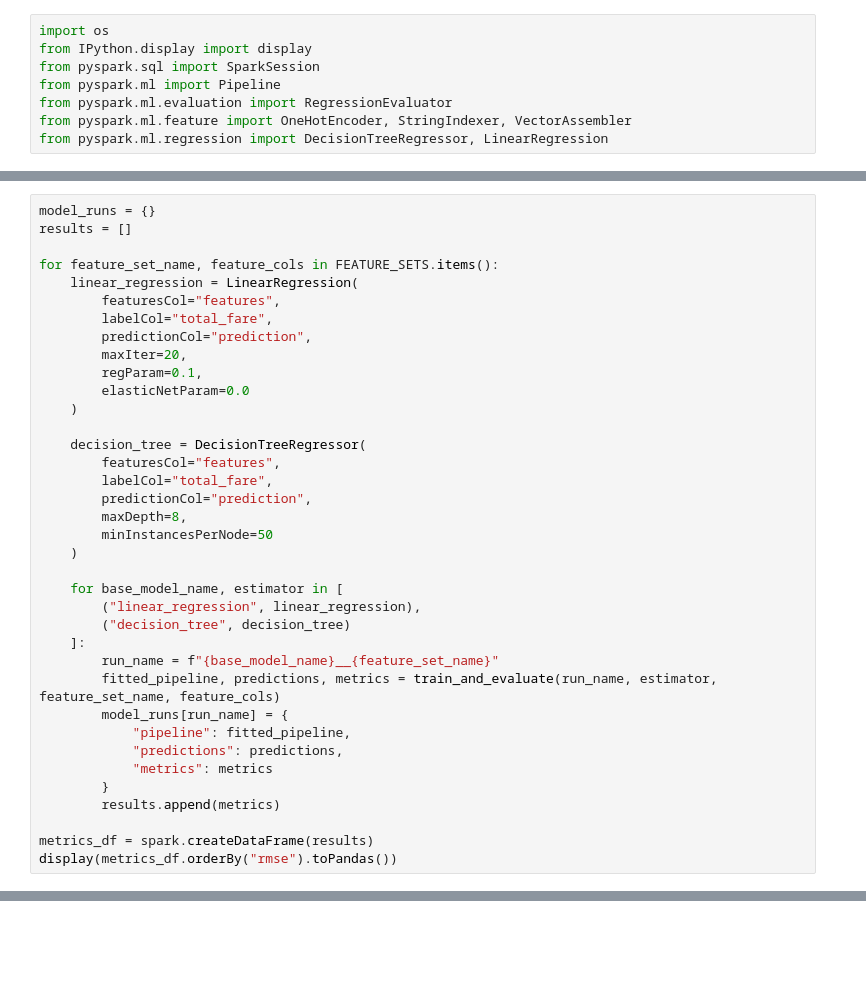
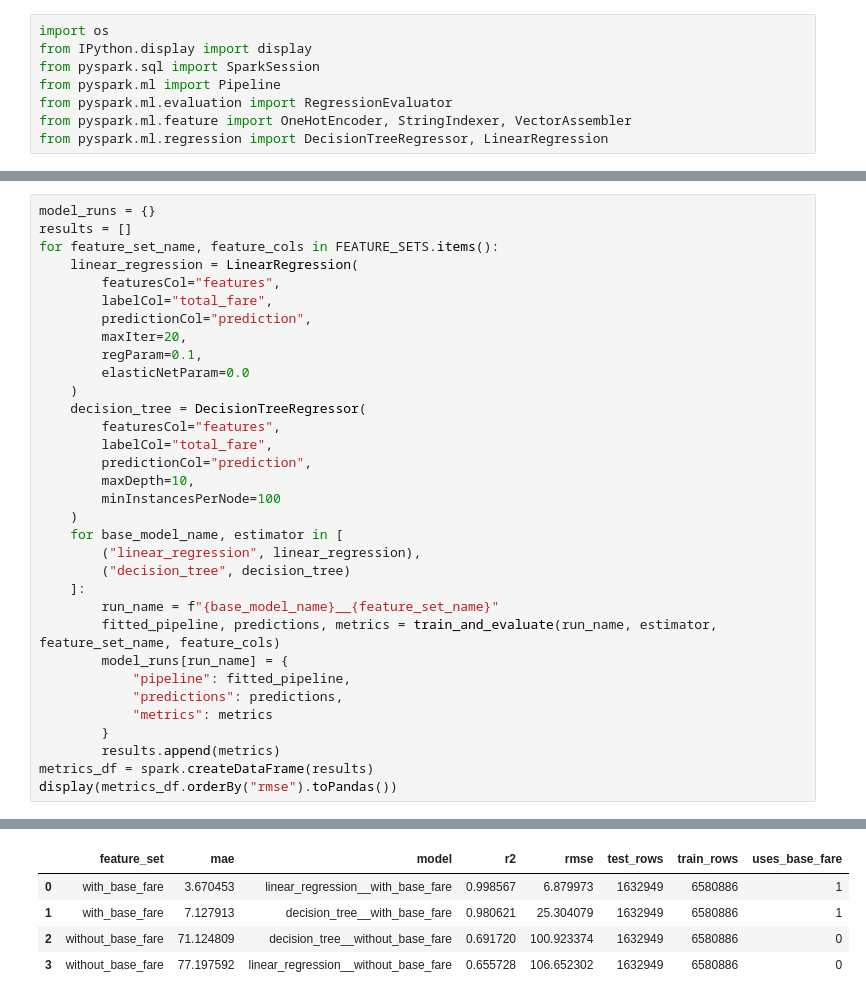
Before and after one commit to KaiqueGovani/flight-price-big-data, a Jupyter notebook: notebooks/flight_price_sql_mllib_starter.ipynb, the cells around one changed output, grey strips where cells are left out. Saved outputs shown, nothing was run; the diff lists cells and outputs as text; blank space fills up the shorter version.

```diff
--- a/notebooks/flight_price_sql_mllib_starter.ipynb
+++ b/notebooks/flight_price_sql_mllib_starter.ipynb
@@ -396,7 +593,6 @@ def train_and_evaluate(model_name: str, estimator, feature_set_name: str, featur
 # %%
 model_runs = {}
 results = []
-
 for feature_set_name, feature_cols in FEATURE_SETS.items():
     linear_regression = LinearRegression(
         featuresCol="features",
@@ -406,15 +602,13 @@ for feature_set_name, feature_cols in FEATURE_SETS.items():
         regParam=0.1,
         elasticNetParam=0.0
     )
-
     decision_tree = DecisionTreeRegressor(
         featuresCol="features",
         labelCol="total_fare",
         predictionCol="prediction",
-        maxDepth=8,
-        minInstancesPerNode=50
+        maxDepth=10,
+        minInstancesPerNode=100
     )
-
     for base_model_name, estimator in [
         ("linear_regression", linear_regression),
         ("decision_tree", decision_tree)
@@ -427,6 +621,6 @@ for feature_set_name, feature_cols in FEATURE_SETS.items():
             "metrics": metrics
         }
         results.append(metrics)
-
 metrics_df = spark.createDataFrame(results)
 display(metrics_df.orderBy("rmse").toPandas())
+# %% [output]
@@ -433,2 +630,7 @@ display(metrics_df.orderBy("rmse").toPandas())
+|  | feature_set | mae | model | r2 | rmse | test_rows | train_rows | uses_base_fare |
+| 0 | with_base_fare | 3.670453 | linear_regression__with_base_fare | 0.998567 | 6.879973 | 1632949 | 6580886 | 1 |
+| 1 | with_base_fare | 7.127913 | decision_tree__with_base_fare | 0.980621 | 25.304079 | 1632949 | 6580886 | 1 |
+| 2 | without_base_fare | 71.124809 | decision_tree__without_base_fare | 0.691720 | 100.923374 | 1632949 | 6580886 | 0 |
+| 3 | without_base_fare | 77.197592 | linear_regression__without_base_fare | 0.655728 | 106.652302 | 1632949 | 6580886 | 0 |
 # %%
 best_run_name = metrics_df.orderBy("rmse").first()["model"]
```
Also changed, not shown: parts of 16 cells of this notebook, 3 other files.
